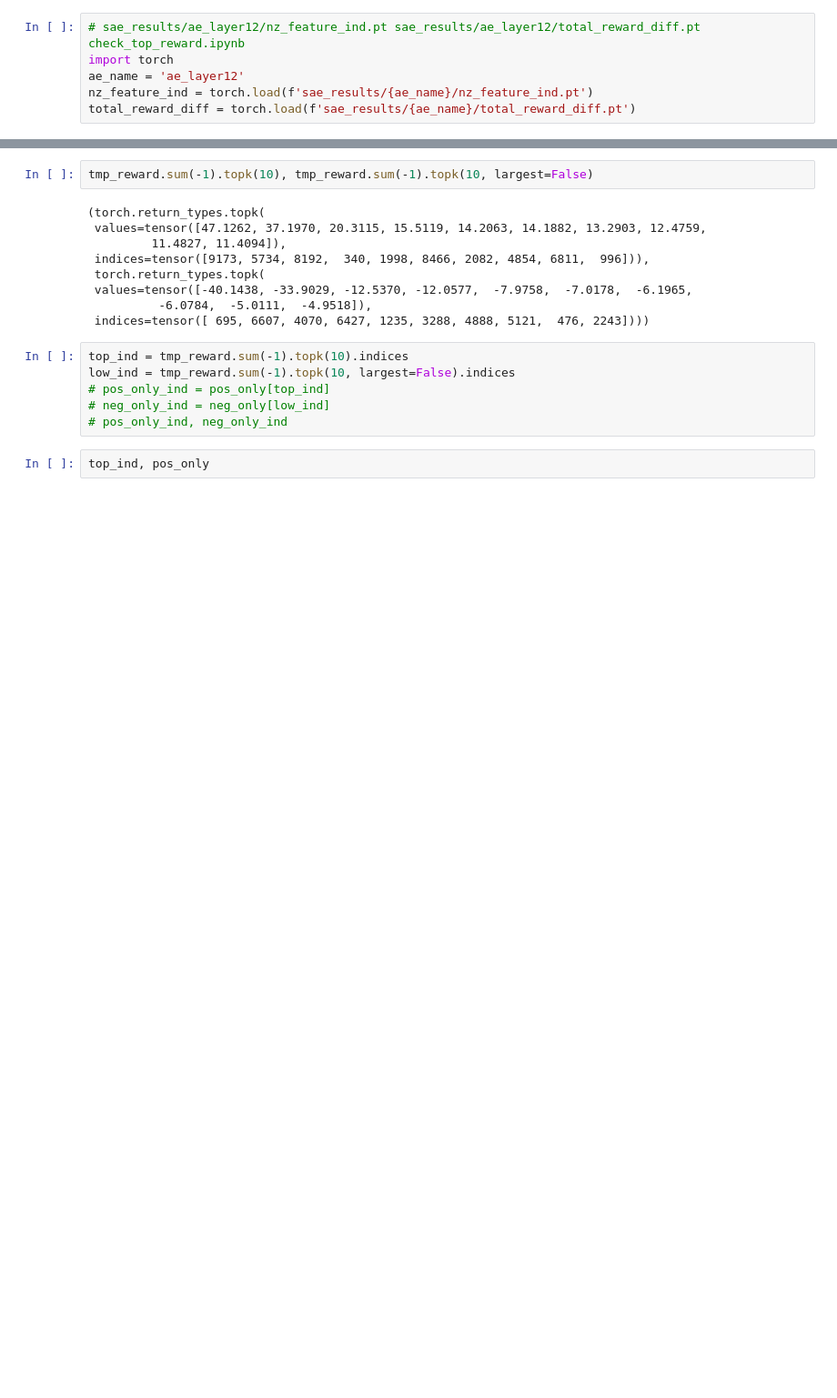
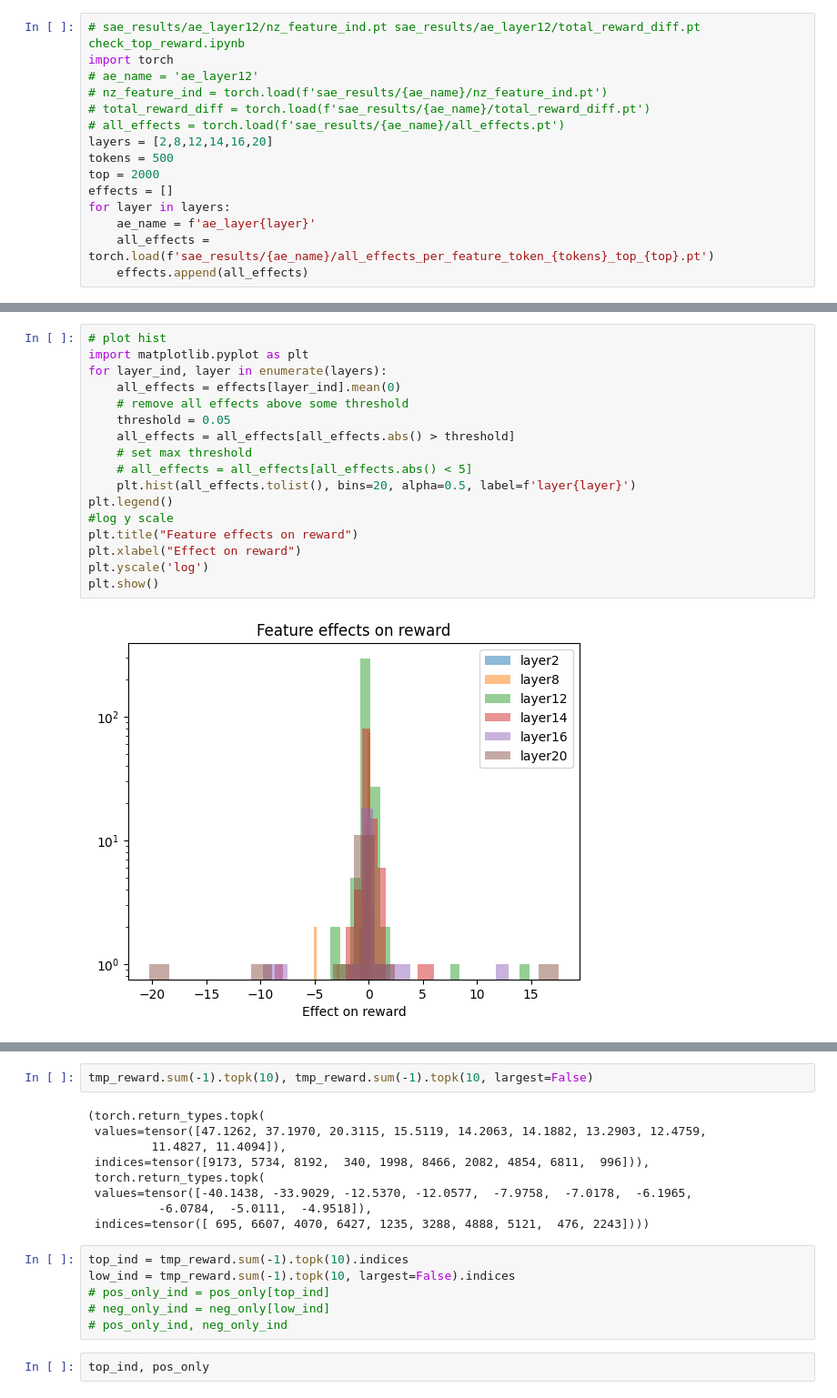
Before and after one commit to loganriggs/sae-rm, a Jupyter notebook: check_top_reward.ipynb, the cells around one changed output, grey strips where cells are left out. Shown at 91% size. Cells and saved outputs as stored; diff of their text form; blank space fills up the shorter version.

```diff
--- a/check_top_reward.ipynb
+++ b/check_top_reward.ipynb
@@ -1,6 +1,15 @@
 # %%
 # sae_results/ae_layer12/nz_feature_ind.pt sae_results/ae_layer12/total_reward_diff.pt check_top_reward.ipynb
 import torch
-ae_name = 'ae_layer12'
-nz_feature_ind = torch.load(f'sae_results/{ae_name}/nz_feature_ind.pt')
-total_reward_diff = torch.load(f'sae_results/{ae_name}/total_reward_diff.pt')
+# ae_name = 'ae_layer12'
+# nz_feature_ind = torch.load(f'sae_results/{ae_name}/nz_feature_ind.pt')
+# total_reward_diff = torch.load(f'sae_results/{ae_name}/total_reward_diff.pt')
+# all_effects = torch.load(f'sae_results/{ae_name}/all_effects.pt')
+layers = [2,8,12,14,16,20]
+tokens = 500
+top = 2000
+effects = []
+for layer in layers:
+    ae_name = f'ae_layer{layer}'
+    all_effects = torch.load(f'sae_results/{ae_name}/all_effects_per_feature_token_{tokens}_top_{top}.pt')
+    effects.append(all_effects)
@@ -6,0 +34,19 @@ total_reward_diff = torch.load(f'sae_results/{ae_name}/total_reward_diff.pt')
+# %%
+# plot hist
+import matplotlib.pyplot as plt
+for layer_ind, layer in enumerate(layers):
+    all_effects = effects[layer_ind].mean(0)
+    # remove all effects above some threshold
+    threshold = 0.05
+    all_effects = all_effects[all_effects.abs() > threshold]
+    # set max threshold
+    # all_effects = all_effects[all_effects.abs() < 5]
+    plt.hist(all_effects.tolist(), bins=20, alpha=0.5, label=f'layer{layer}')
+plt.legend()
+#log y scale
+plt.title("Feature effects on reward")
+plt.xlabel("Effect on reward")
+plt.yscale('log')
+plt.show()
+# %% [output]
+[figure, added]
```
Also changed, not shown: parts of 13 cells of this notebook, 5 other files.
